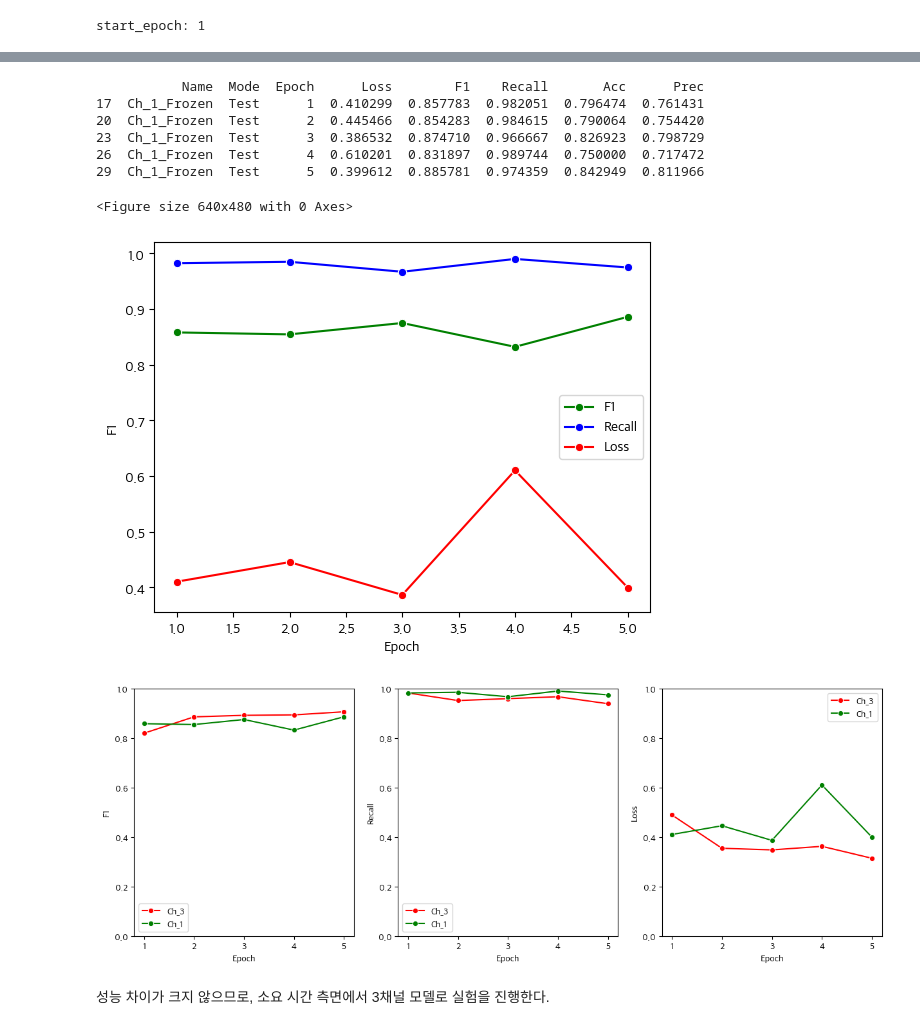
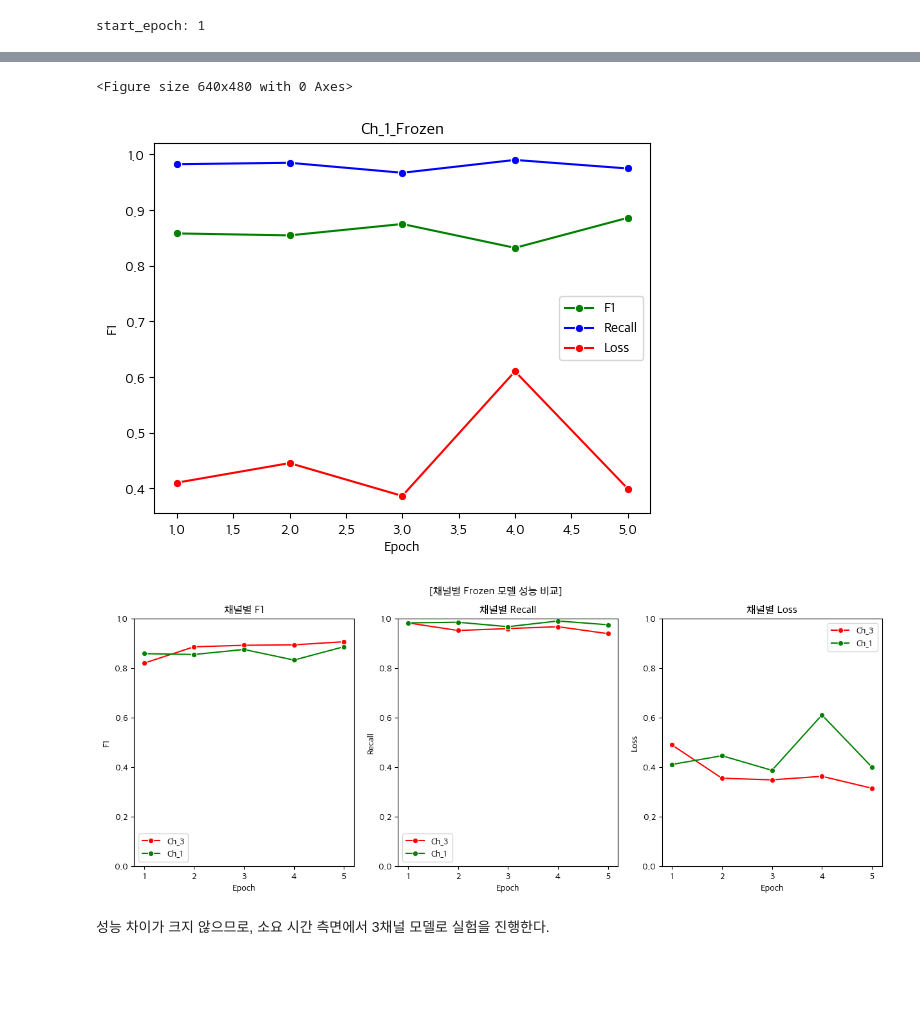
Before and after one commit to wonbywondev/ML-DL, a Jupyter notebook: 06_DL_FineTuning/06_Xray.ipynb, the cells around one changed output, grey strips where cells are left out. Cells and saved outputs as stored; diff of their text form; code cells hidden in the pictures; blank space fills up the shorter version.

```diff
--- a/06_DL_FineTuning/06_Xray.ipynb
+++ b/06_DL_FineTuning/06_Xray.ipynb
@@ -702,28 +708,20 @@ RESULT_DF[RESULT_DF["Mode"] == "Test"].sort_values(["Mode", "Name"])
-# %%
-RESULT_DF = pd.read_pickle("./checkpoints/results_df.pkl")
 # %%
-ch_1_fr_result = RESULT_DF[(RESULT_DF["Mode"] == "Test") & (RESULT_DF["Name"] == "Ch_1_Frozen")]
+ch_1_fr_result = RESULT_DF[(RESULT_DF["Mode"] == "Test") & (RESULT_DF["Name"] == "Ch_1_Frozen")].reset_index()
 
 plt.figure()
-
-name = ch_1_fr_result["Name"][0]
-plt.title(f"{name}")
 
 fig, ax = plt.subplots()
 f1_line = sns.lineplot(data=ch_1_fr_result, x="Epoch", y="F1", ax=ax, marker="o", color="green", label="F1")
 recall_line = sns.lineplot(data=ch_1_fr_result, x="Epoch", y="Recall", ax=ax, marker="o", color="blue", label="Recall")
 loss_line = sns.lineplot(data=ch_1_fr_result, x="Epoch", y="Loss", ax=ax, marker="o", color="red", label="Loss")
 
+name = ch_1_fr_result["Name"][0]
+plt.title(f"{name}")
+
 plt.show()
 # %% [output]
-           Name  Mode  Epoch      Loss        F1    Recall       Acc      Prec
-17  Ch_1_Frozen  Test      1  0.410299  0.857783  0.982051  0.796474  0.761431
-20  Ch_1_Frozen  Test      2  0.445466  0.854283  0.984615  0.790064  0.754420
-23  Ch_1_Frozen  Test      3  0.386532  0.874710  0.966667  0.826923  0.798729
-26  Ch_1_Frozen  Test      4  0.610201  0.831897  0.989744  0.750000  0.717472
-29  Ch_1_Frozen  Test      5  0.399612  0.885781  0.974359  0.842949  0.811966
+<Figure size 640x480 with 0 Axes>
-<Figure size 640x480 with 0 Axes>
-[figure, old version]
+[figure, new version]
 # %%
 fig, axes = plt.subplots(1, 3, figsize=(15, 5))
 
@@ -738,7 +736,14 @@ recall_line = sns.lineplot(data=ch_1_fr_result, x="Epoch", y="Recall", ax=axes[1
 
 loss_line = sns.lineplot(data=ch_3_fr_result, x="Epoch", y="Loss", ax=axes[2], marker="o", color="red", label="Ch_3")
 loss_line = sns.lineplot(data=ch_1_fr_result, x="Epoch", y="Loss", ax=axes[2], marker="o", color="green", label="Ch_1")
+
+fig.suptitle("[채널별 Frozen 모델 성능 비교]")
+axes[0].set_title(f"채널별 F1")
+axes[1].set_title(f"채널별 Recall")
+axes[2].set_title(f"채널별 Loss")
+
+plt.show()
 # %% [output]
-[figure, old version]
+[figure, new version]
 # %% [markdown]
 성능 차이가 크지 않으므로, 소요 시간 측면에서 3채널 모델로 실험을 진행한다.
```
Also changed, not shown: parts of 22 cells of this notebook.
